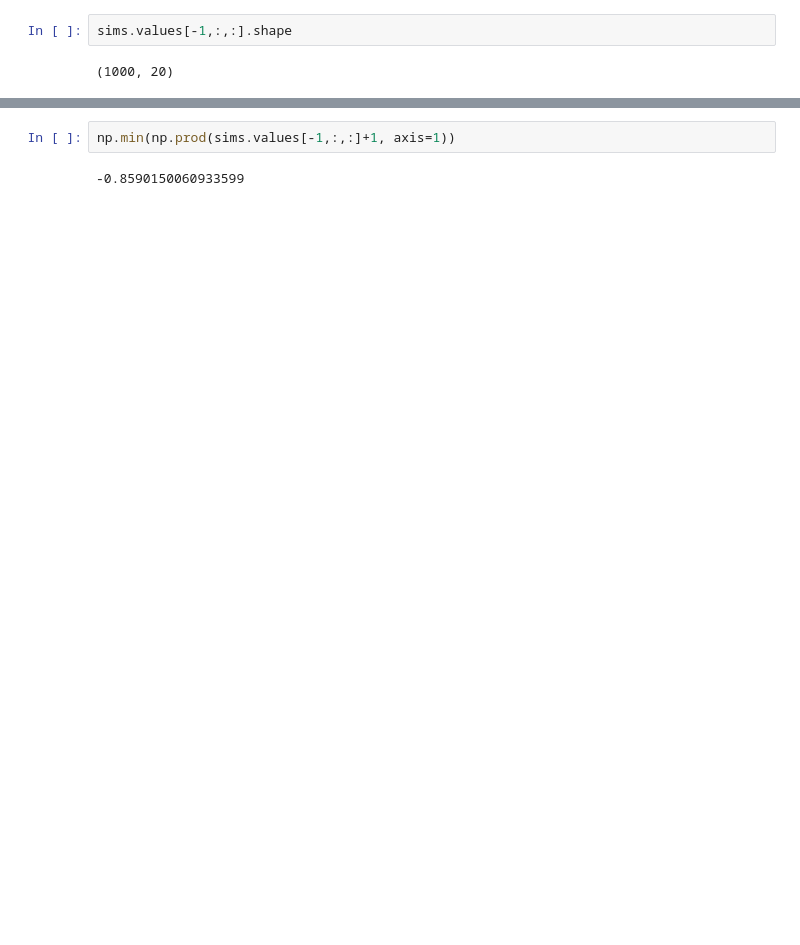
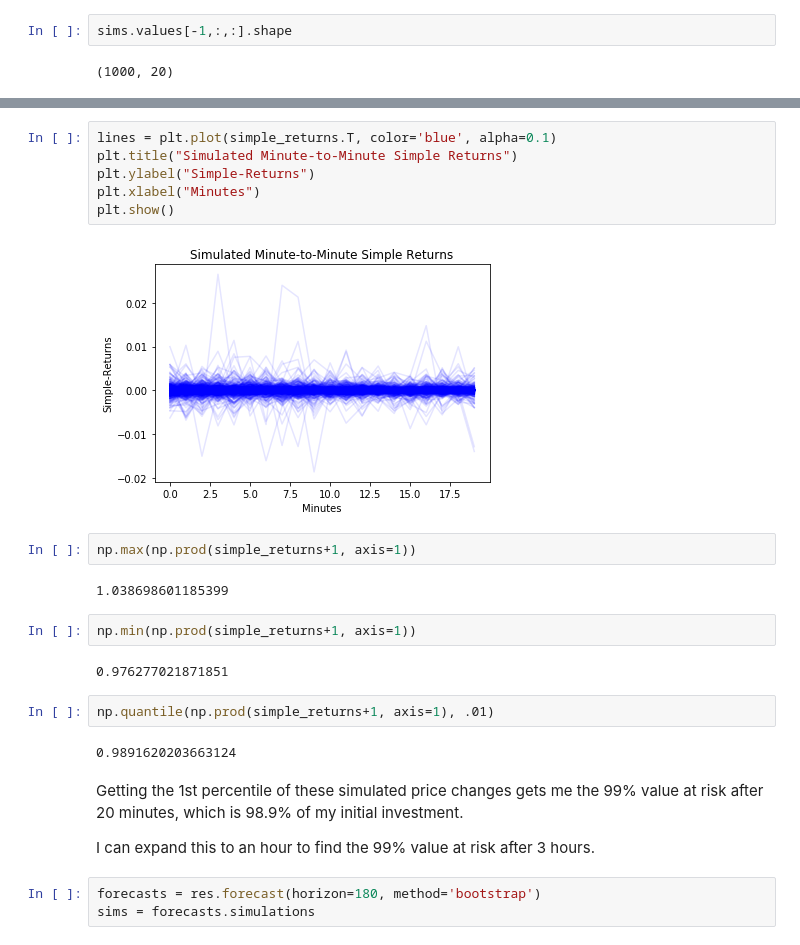
Before and after one commit to AndyVuHoang/Ripple-Report, a Jupyter notebook: analysis.ipynb, the cells around one changed output, grey strips where cells are left out. Cells and saved outputs as stored; diff of their text form; blank space fills up the shorter version.

```diff
--- a/analysis.ipynb
+++ b/analysis.ipynb
@@ -582,4 +589,27 @@ np.min(sims.values[-1,:,:])
+# %%
+lines = plt.plot(simple_returns.T, color='blue', alpha=0.1)
+plt.title("Simulated Minute-to-Minute Simple Returns")
+plt.ylabel("Simple-Returns")
+plt.xlabel("Minutes")
+plt.show()
+# %% [output]
+[figure, added]
+# %%
+np.max(np.prod(simple_returns+1, axis=1))
+# %% [output]
+1.038698601185399
 # %%
-np.min(np.prod(sims.values[-1,:,:]+1, axis=1))
+np.min(np.prod(simple_returns+1, axis=1))
 # %% [output]
--0.8590150060933599
+0.976277021871851
+# %%
+np.quantile(np.prod(simple_returns+1, axis=1), .01)
+# %% [output]
+0.9891620203663124
+# %% [markdown]
+Getting the 1st percentile of these simulated price changes gets me the 99% value at risk after 20 minutes, which is 98.9% of my initial investment.
+
+I can expand this to an hour to find the 99% value at risk after 3 hours.
+# %%
+forecasts = res.forecast(horizon=180, method='bootstrap')
+sims = forecasts.simulations
```
Also changed, not shown: parts of 11 cells of this notebook.
